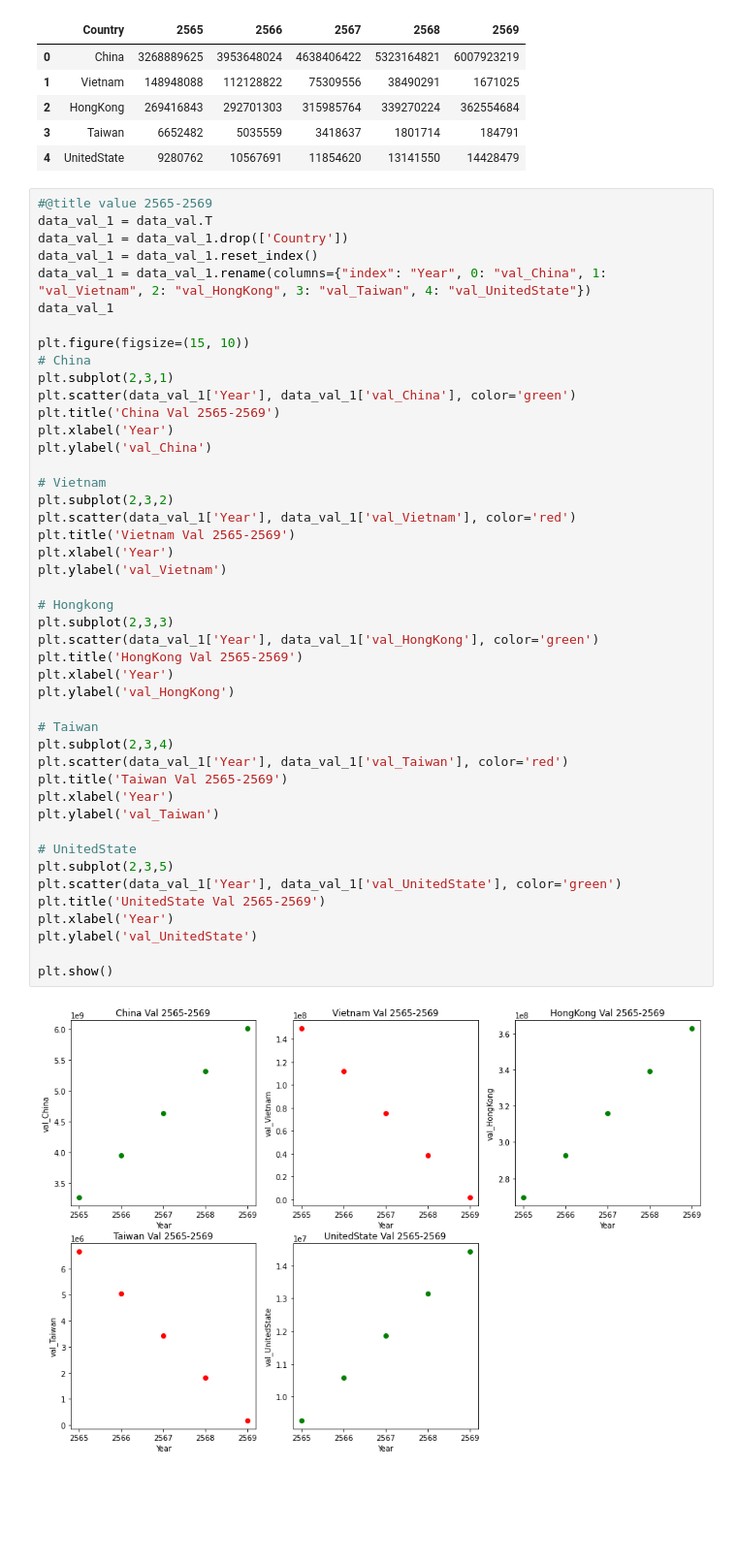
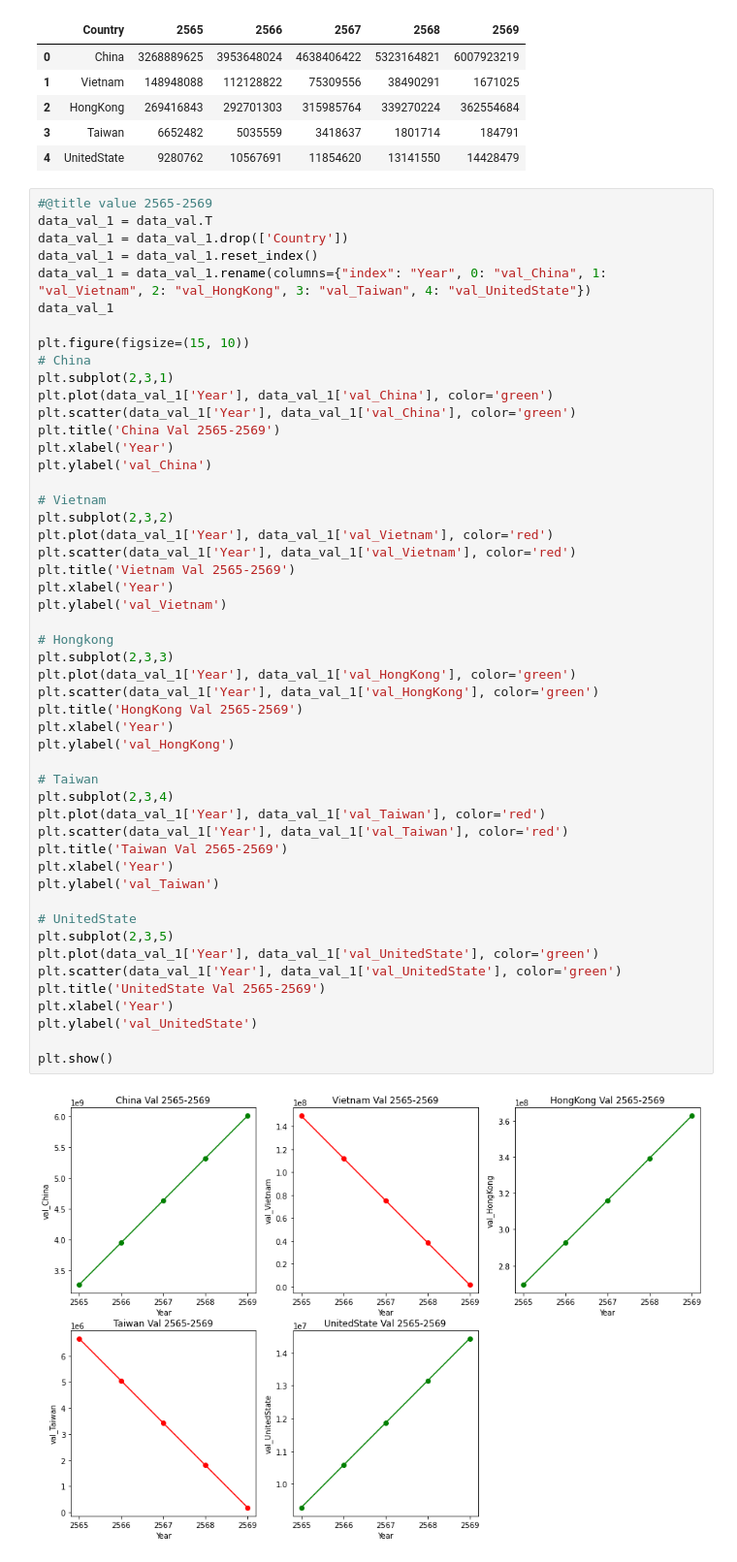
Before and after one commit to IsDaBaeS/DSI314-Project, a Jupyter notebook: multiple_linear_regression.ipynb, the cells around one changed output. Shown at 97% size. Saved outputs shown, nothing was run; the diff lists cells and outputs as text; blank space fills up the shorter version.

```diff
--- a/multiple_linear_regression.ipynb
+++ b/multiple_linear_regression.ipynb
@@ -1033,6 +1038,7 @@ data_val_1
 plt.figure(figsize=(15, 10))
 # China
 plt.subplot(2,3,1)
+plt.plot(data_val_1['Year'], data_val_1['val_China'], color='green')
 plt.scatter(data_val_1['Year'], data_val_1['val_China'], color='green')
 plt.title('China Val 2565-2569')
 plt.xlabel('Year')
@@ -1040,32 +1046,36 @@ plt.ylabel('val_China')
 
 # Vietnam
 plt.subplot(2,3,2)
+plt.plot(data_val_1['Year'], data_val_1['val_Vietnam'], color='red')
 plt.scatter(data_val_1['Year'], data_val_1['val_Vietnam'], color='red')
 plt.title('Vietnam Val 2565-2569')
 plt.xlabel('Year')
 plt.ylabel('val_Vietnam')
 
 # Hongkong
 plt.subplot(2,3,3)
+plt.plot(data_val_1['Year'], data_val_1['val_HongKong'], color='green')
 plt.scatter(data_val_1['Year'], data_val_1['val_HongKong'], color='green')
 plt.title('HongKong Val 2565-2569')
 plt.xlabel('Year')
 plt.ylabel('val_HongKong')
 
 # Taiwan
 plt.subplot(2,3,4)
+plt.plot(data_val_1['Year'], data_val_1['val_Taiwan'], color='red')
 plt.scatter(data_val_1['Year'], data_val_1['val_Taiwan'], color='red')
 plt.title('Taiwan Val 2565-2569')
 plt.xlabel('Year')
 plt.ylabel('val_Taiwan')
 
 # UnitedState
 plt.subplot(2,3,5)
+plt.plot(data_val_1['Year'], data_val_1['val_UnitedState'], color='green')
 plt.scatter(data_val_1['Year'], data_val_1['val_UnitedState'], color='green')
 plt.title('UnitedState Val 2565-2569')
 plt.xlabel('Year')
 plt.ylabel('val_UnitedState')
 
 plt.show()
 # %% [output]
-[figure, old version]
+[figure, new version]
```
Also changed, not shown: parts of 1 cell of this notebook.
